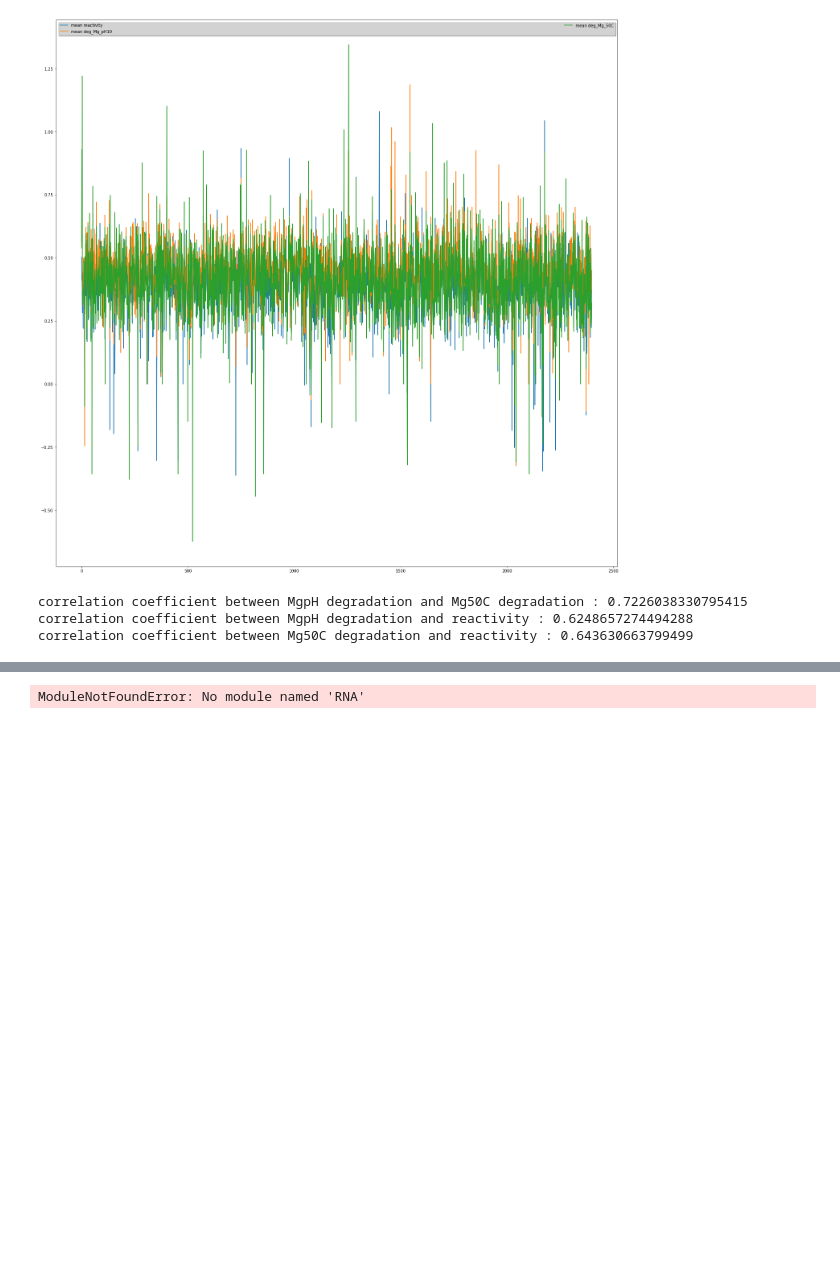
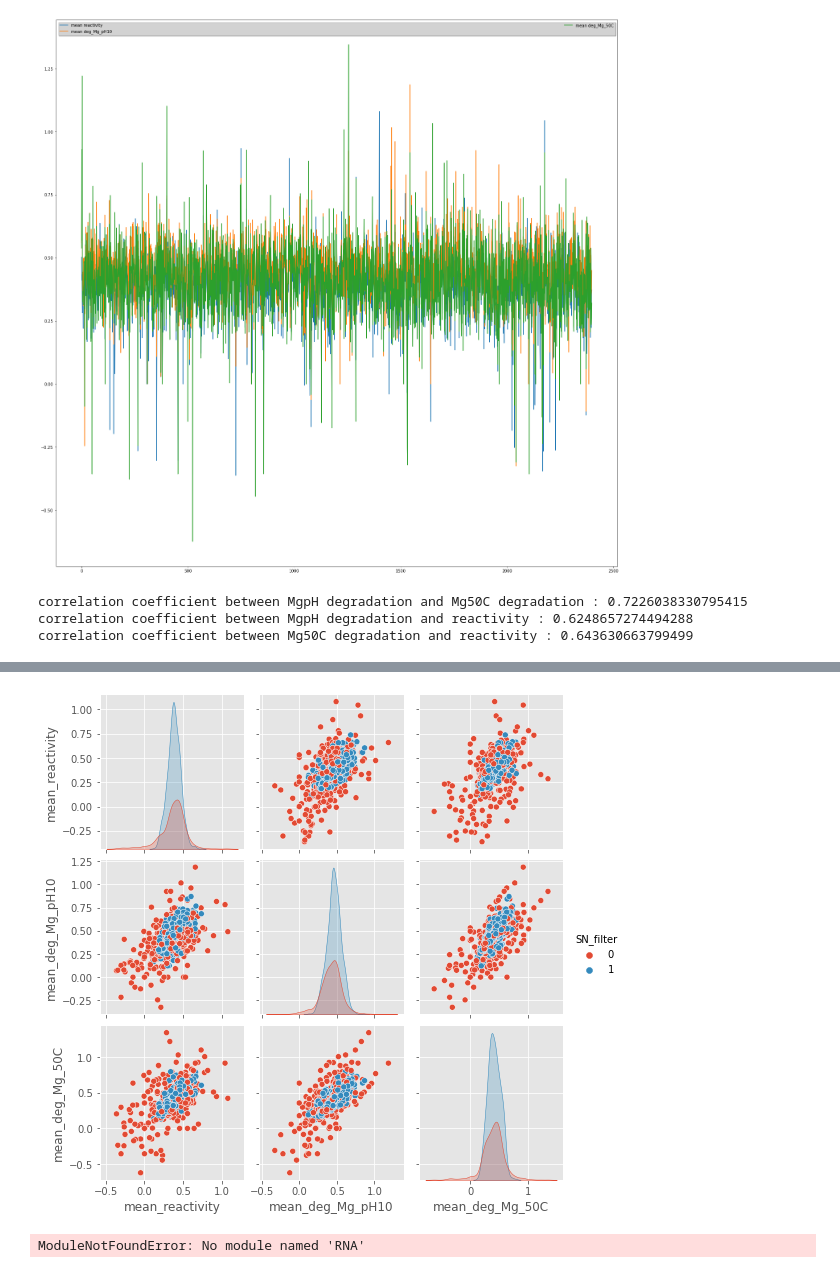
Before and after one commit to Sawzen/OpenVaccine-COVID-19-mRNA-Vaccine-Degradation-Prediction, a Jupyter notebook: Notebook/BaseStructLoop_Degradation_relation.ipynb, the cells around one changed output, grey strips where cells are left out. Drawn from its saved outputs; the diff is of its cells as text; code cells hidden in the pictures; blank space fills up the shorter version.

```diff
--- a/Notebook/BaseStructLoop_Degradation_relation.ipynb
+++ b/Notebook/BaseStructLoop_Degradation_relation.ipynb
@@ -432,3 +469,12 @@ correlation coefficient between Mg50C degradation and reactivity : 0.64363066379
+# %%
+sns.pairplot(data=train,
+             vars=['mean_reactivity',
+                   'mean_deg_Mg_pH10',
+                    'mean_deg_Mg_50C'],
+            hue='SN_filter')
+plt.show()
+# %% [output]
+[figure, added]
 # %%
 import forgi.visual.mplotlib as fvm
 import forgi
```
Also changed, not shown: parts of 3 cells of this notebook.
